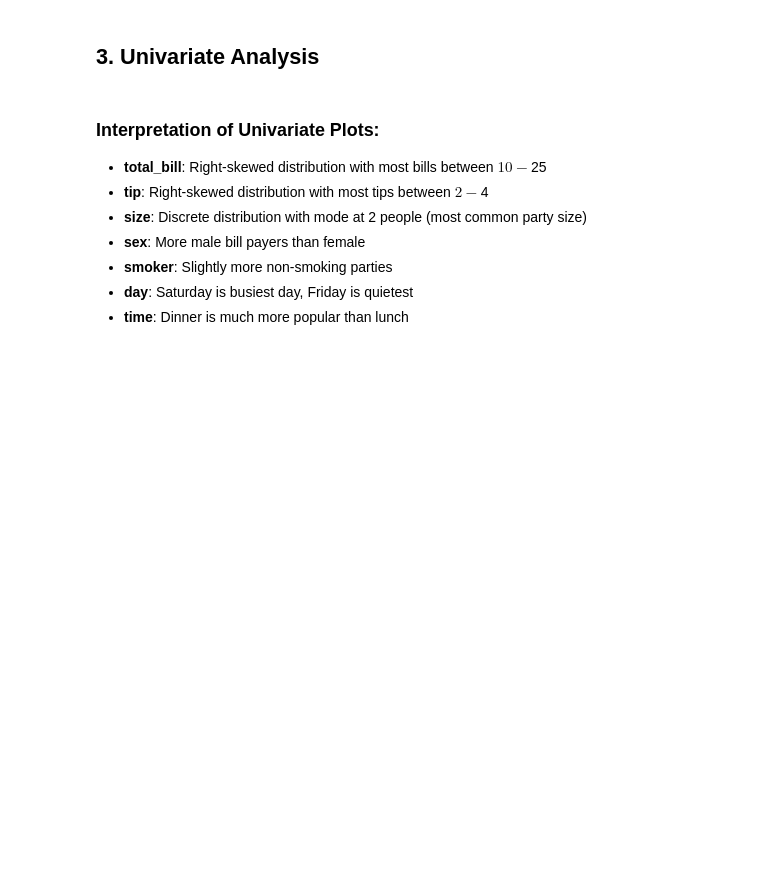
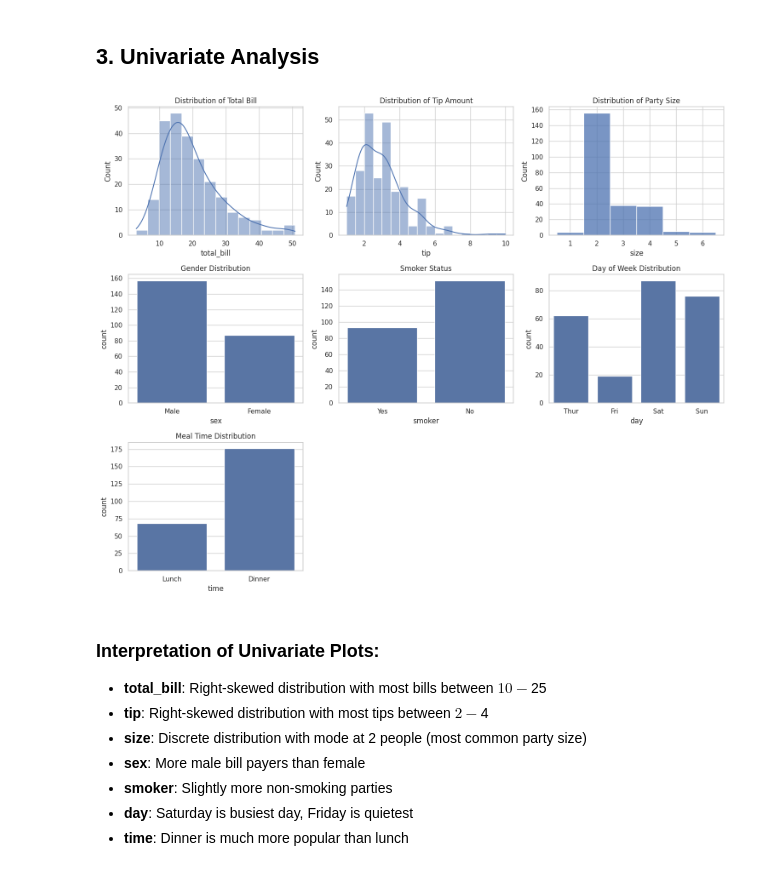
Before and after one commit to ryanhabis/College-folder, a Jupyter notebook: semester-1/statistics/lab_1/seaborn notes.ipynb, the cells around one changed output. Cells and saved outputs as stored; diff of their text form; code cells hidden in the pictures; blank space fills up the shorter version.

```diff
--- a/semester-1/statistics/lab_1/seaborn notes.ipynb
+++ b/semester-1/statistics/lab_1/seaborn notes.ipynb
@@ -89,3 +163,85 @@ plt.show()
+# %%
+# Create a figure with multiple subplots for univariate analysis
+# plt.subplots(3, 3) creates a 3x3 grid of subplots (3 rows, 3 columns)
+# figsize=(15, 12) sets the overall figure size to 15 inches wide by 12 inches tall
+# 'fig' represents the entire figure, 'axes' is a 3x3 array of individual plot axes
+fig, axes = plt.subplots(3, 3, figsize=(15, 12))
+
+# --- NUMERICAL VARIABLES - HISTOGRAMS ---
+
+# Create a histogram for 'total_bill' variable in the first subplot (row 0, column 0)
+# sns.histplot creates a histogram that shows the distribution of a numerical variable
+# data=df specifies the DataFrame to use
+# x='total_bill' specifies which column to plot on the x-axis
+# ax=axes[0,0] specifies which subplot to use (first row, first column)
+# kde=True adds a Kernel Density Estimate line to smooth the distribution
+sns.histplot(data=df, x='total_bill', ax=axes[0,0], kde=True)
+# Set the title for the first subplot to describe what's being shown
+axes[0,0].set_title('Distribution of Total Bill')
+
+# Create a histogram for 'tip' variable in the second subplot (row 0, column 1)
+# Similar to above but for the tip amount variable
+# kde=True adds the smooth density curve to help visualize the distribution shape
+sns.histplot(data=df, x='tip', ax=axes[0,1], kde=True)
+# Set the title for the second subplot
+axes[0,1].set_title('Distribution of Tip Amount')
+
+# Create a histogram for 'size' variable in the third subplot (row 0, column 2)
+# discrete=True is used because 'size' represents discrete values (whole numbers for party size)
+# This ensures the histogram bars are centered on integer values
+sns.histplot(data=df, x='size', ax=axes[0,2], discrete=True)
+# Set the title for the third subplot
+axes[0,2].set_title('Distribution of Party Size')
+
+# --- CATEGORICAL VARIABLES - COUNT PLOTS ---
+
+# Create a count plot for 'sex' variable in the fourth subplot (row 1, column 0)
+# sns.countplot creates a bar plot showing the count of observations in each category
+# data=df specifies the DataFrame to use
+# x='sex' specifies the categorical variable to plot on the x-axis
+# ax=axes[1,0] specifies which subplot to use (second row, first column)
+sns.countplot(data=df, x='sex', ax=axes[1,0])
+# Set the title for the fourth subplot
+axes[1,0].set_title('Gender Distribution')
+
+# Create a count plot for 'smoker' variable in the fifth subplot (row 1, column 1)
+# Shows the distribution of smoking vs non-smoking parties
+sns.countplot(data=df, x='smoker', ax=axes[1,1])
+# Set the title for the fifth subplot
+axes[1,1].set_title('Smoker Status')
+
+# Create a count plot for 'day' variable in the sixth subplot (row 1, column 2)
+# order=['Thur','Fri','Sat','Sun'] ensures days are displayed in chronological order
+# This is important for ordinal categorical variables to maintain logical sequence
+sns.countplot(data=df, x='day', ax=axes[1,2], order=['Thur','Fri','Sat','Sun'])
+# Set the title for the sixth subplot
+axes[1,2].set_title('Day of Week Distribution')
+
+# Create a count plot for 'time' variable in the seventh subplot (row 2, column 0)
+# Shows the distribution of lunch vs dinner meals
+sns.countplot(data=df, x='time', ax=axes[2,0])
+# Set the title for the seventh subplot
+axes[2,0].set_title('Meal Time Distribution')
+
+# --- CLEAN UP EMPTY SUBPLOTS ---
+
+# Hide the eighth subplot (row 2, column 1) since we don't need it
+# set_visible(False) makes the empty subplot invisible, cleaning up the layout
+axes[2,1].set_visible(False)
+
+# Hide the ninth subplot (row 2, column 2) since we don't need it
+# This removes the last empty subplot from our 3x3 grid
+axes[2,2].set_visible(False)
+
+# Adjust the spacing between subplots to prevent overlapping labels and titles
+# plt.tight_layout() automatically adjusts padding between subplots for better readability
+plt.tight_layout()
+tight_layout
+# Display the complete figure with all subplots
+# plt.show() renders the figure and displays it in the notebook/output
+plt.show()
+# %% [output]
+[figure, added]
 # %% [markdown]
 ### Interpretation of Univariate Plots:
 - **total_bill**: Right-skewed distribution with most bills between $10-$25
```
Also changed, not shown: parts of 25 cells of this notebook.
